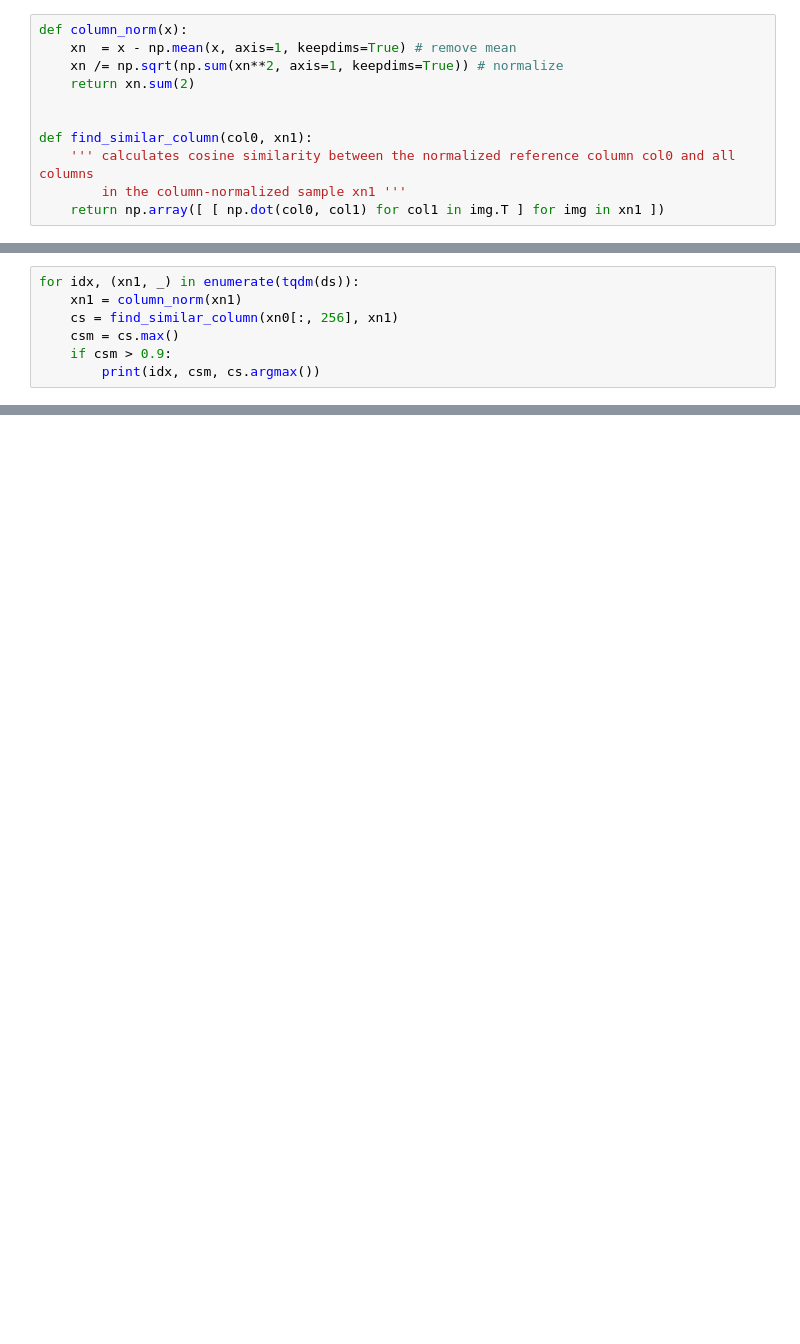
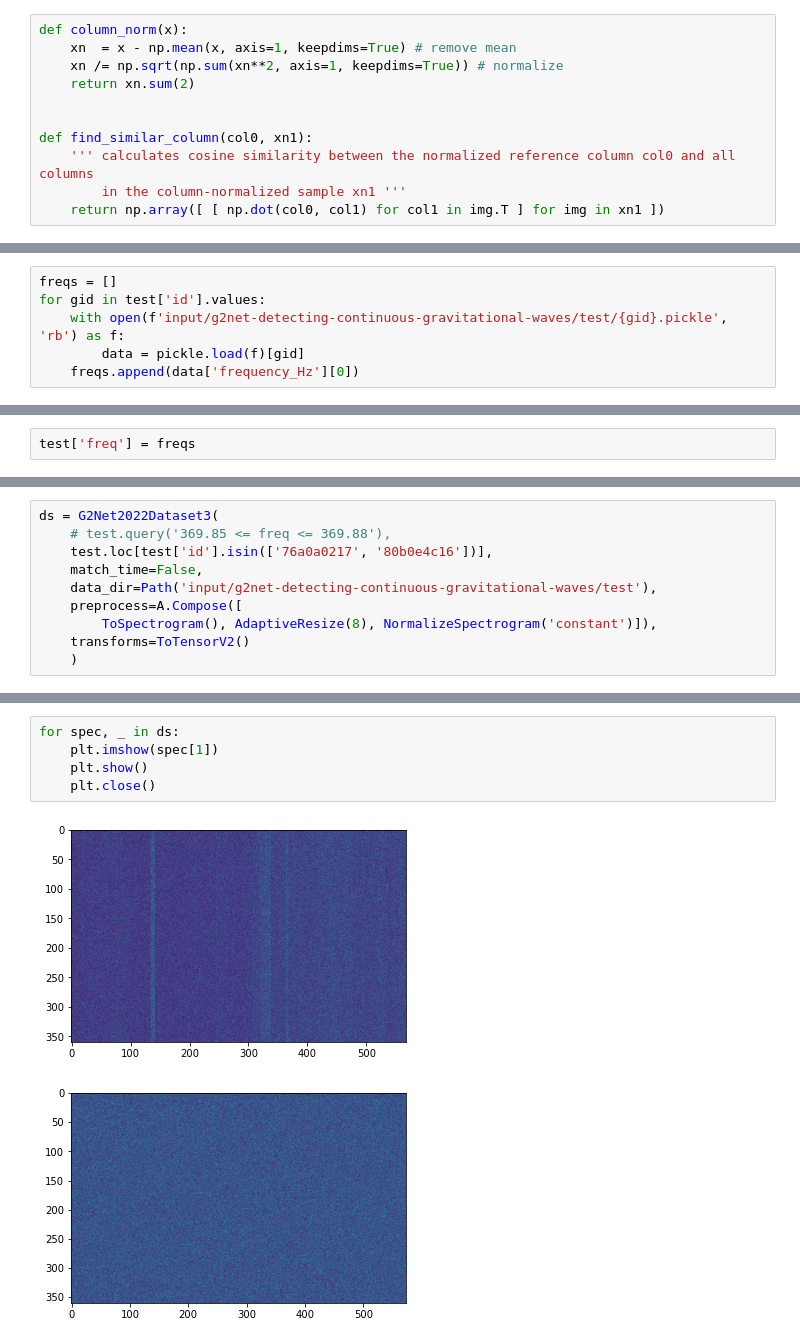
Before and after one commit to analokmaus/kaggle-g2net-2022-private, a Jupyter notebook: 01_denoise_data.ipynb, the cells around one changed output, grey strips where cells are left out. Saved outputs shown, nothing was run; the diff lists cells and outputs as text; blank space fills up the shorter version.

```diff
--- a/01_denoise_data.ipynb
+++ b/01_denoise_data.ipynb
@@ -45,7 +34,6 @@ plt.imshow(ds[0][0][:, :, 0])
-# %%
-for idx, (xn1, _) in enumerate(tqdm(ds)):
-    xn1 = column_norm(xn1)
-    cs = find_similar_column(xn0[:, 256], xn1)
-    csm = cs.max()
-    if csm > 0.9:
-        print(idx, csm, cs.argmax())
+# %%
+freqs = []
+for gid in test['id'].values:
+    with open(f'input/g2net-detecting-continuous-gravitational-waves/test/{gid}.pickle', 'rb') as f:
+        data = pickle.load(f)[gid]
+    freqs.append(data['frequency_Hz'][0])
@@ -51,0 +42,2 @@ for idx, (xn1, _) in enumerate(tqdm(ds)):
+# %%
+test['freq'] = freqs
@@ -51,0 +78,10 @@ for idx, (xn1, _) in enumerate(tqdm(ds)):
+# %%
+ds = G2Net2022Dataset3(
+    # test.query('369.85 <= freq <= 369.88'),
+    test.loc[test['id'].isin(['76a0a0217', '80b0e4c16'])],
+    match_time=False,
+    data_dir=Path('input/g2net-detecting-continuous-gravitational-waves/test'),
+    preprocess=A.Compose([
+        ToSpectrogram(), AdaptiveResize(8), NormalizeSpectrogram('constant')]),
+    transforms=ToTensorV2()
+    )
@@ -51,0 +116,8 @@ for idx, (xn1, _) in enumerate(tqdm(ds)):
+# %%
+for spec, _ in ds:
+    plt.imshow(spec[1])
+    plt.show()
+    plt.close()
+# %% [output]
+[figure, added]
+[figure, added]
```
Also changed, not shown: parts of 15 cells of this notebook, 2 other files.
